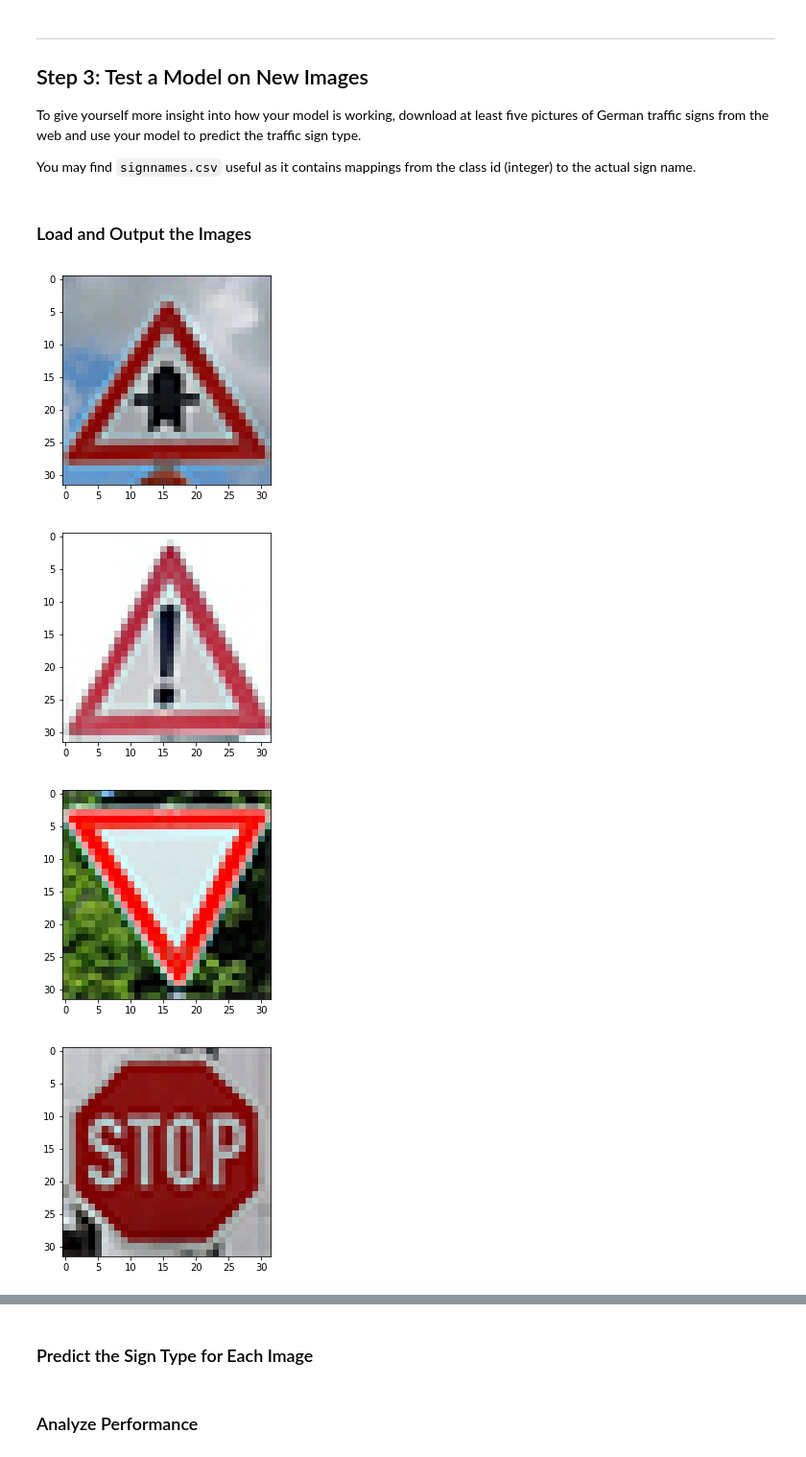
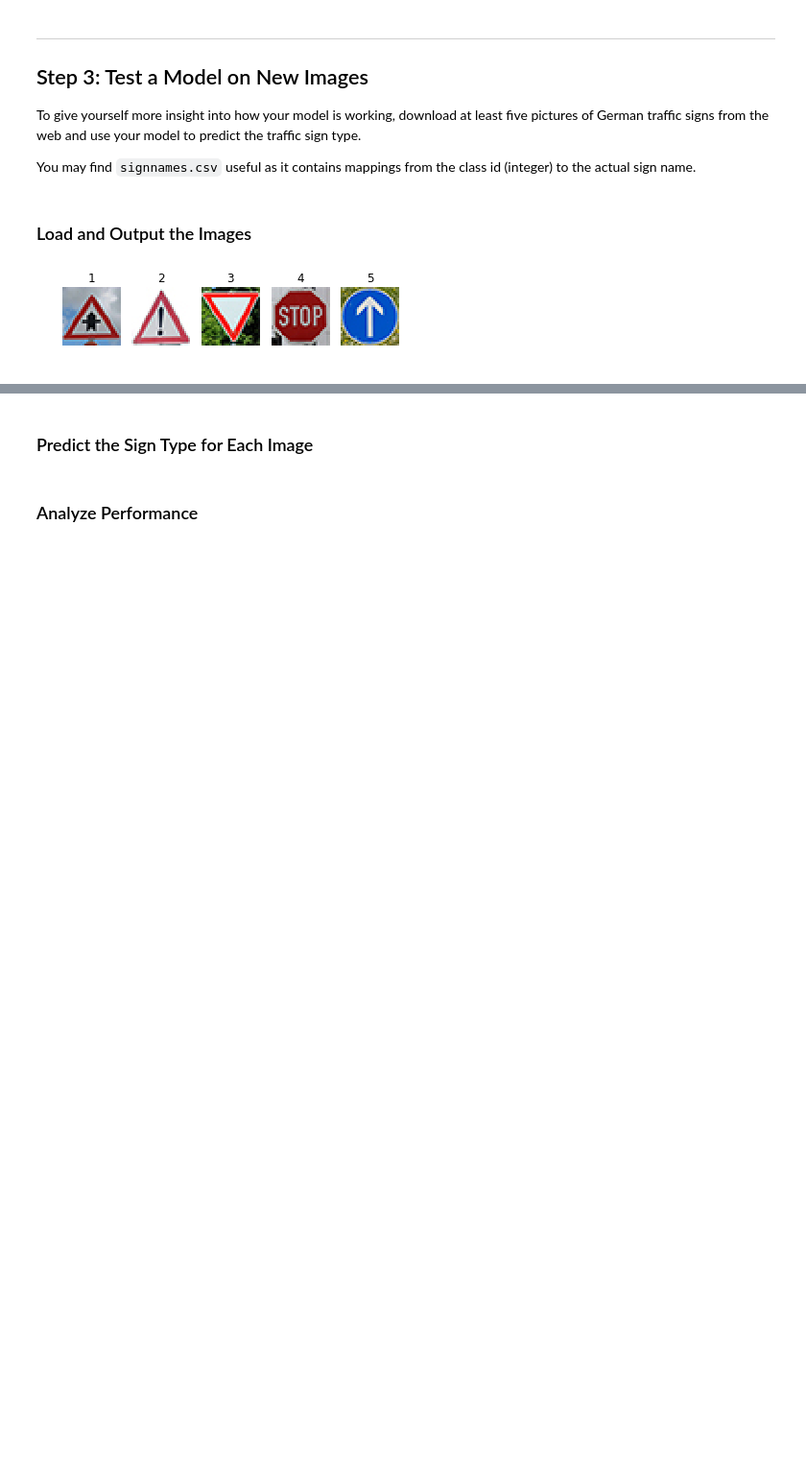
Before and after one commit to mkoehnke/CarND-TrafficSignClassifier, a Jupyter notebook: Traffic_Sign_Classifier.ipynb, the cells around one changed output, grey strips where cells are left out. Shown at 96% size. Saved outputs shown, nothing was run; the diff lists cells and outputs as text; code cells hidden in the pictures; blank space fills up the shorter version.

```diff
--- a/Traffic_Sign_Classifier.ipynb
+++ b/Traffic_Sign_Classifier.ipynb
@@ -149,20 +161,22 @@ def grayscale(img):
     img = cv2.cvtColor(img, cv2.COLOR_BGR2GRAY)
     return img
 
+def normalize(data):
+    return (data / 255 * 0.8) + 0.1
+
 def process(data):
     gray_images = []
     for image in data:
         gray = grayscale(image)
         gray_images.append(gray)
-
     return np.array(gray_images)
-
-def normalize(data):
-    return data / 255 * 0.8 + 0.1
 
 X_train = process(X_train)
 X_train = X_train[..., newaxis]
 X_train = normalize(X_train)
+
+# Plot processed images
+plot_image_set(X_train, True)
 
 X_valid = process(X_valid)
 X_valid = X_valid[..., newaxis]
@@ -171,6 +185,3 @@ X_valid = normalize(X_valid)
 X_test = process(X_test)
 X_test = X_test[..., newaxis]
 X_test = normalize(X_test)
-
-### Shuffle Data
-X_train, y_train = shuffle(X_train, y_train)
@@ -284,6 +297,7 @@ keep_prob = tf.placeholder(tf.float32)
 epochs = 10
 batch_size = 145
 rate = 0.004
+dropout = 0.75
 
 ### Train your model here.
 logits = LeNet(x)
@@ -324,7 +338,7 @@ with tf.Session() as sess:
         for offset in range(0, num_examples, batch_size):
             end = offset + batch_size
             batch_x, batch_y = X_train[offset:end], y_train[offset:end]
-            sess.run(training_operation, feed_dict={x: batch_x, y: batch_y, keep_prob : 0.75})
+            sess.run(training_operation, feed_dict={x: batch_x, y: batch_y, keep_prob : dropout})
 
         validation_accuracy = evaluate(X_valid, y_valid)
         print("EPOCH {} ...".format(i+1))
@@ -374,20 +388,21 @@ You may find `signnames.csv` useful as it contains mappings from the class id (i
 # %%
 ### Load the images and plot them here.
 ### Feel free to use as many code cells as needed.
 
 import os
 import matplotlib.image as mpimg
 test_pics = os.listdir("test/")
 
-test_pics_data = []
+plt.figure(figsize=(18, 16.5))
+test_data = []
 for i in test_pics:
     i = 'test/' + i
     image = mpimg.imread(i)
-    test_pics_data.append(image)
+    test_data.append(image)
+    plt.subplot(11, 14, len(test_data))
     plt.imshow(image)
-    plt.show()
+    plt.title(len(test_data))
+    plt.axis('off')
+plt.show()
 # %% [output]
-[figure, old version]
+[figure, new version]
-[figure, removed]
-[figure, removed]
-[figure, removed]
```
Also changed, not shown: parts of 12 cells of this notebook, 12 other files.
